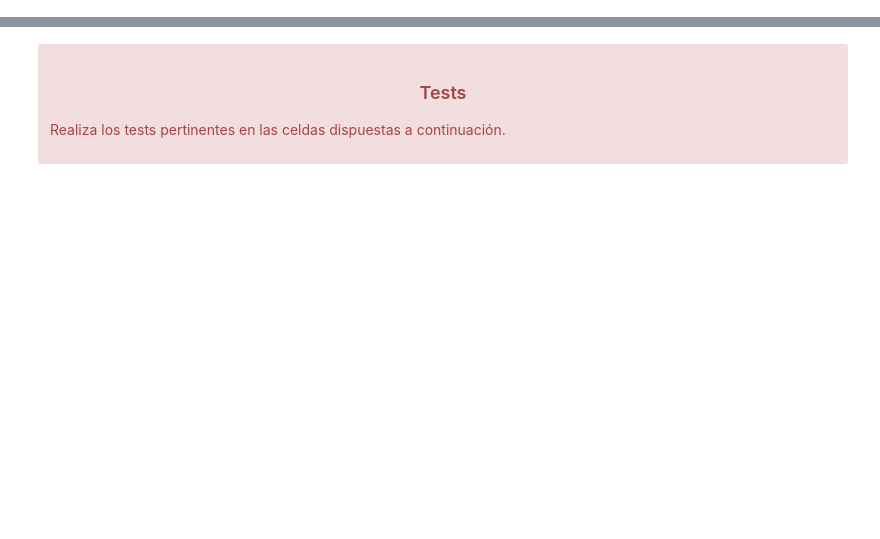
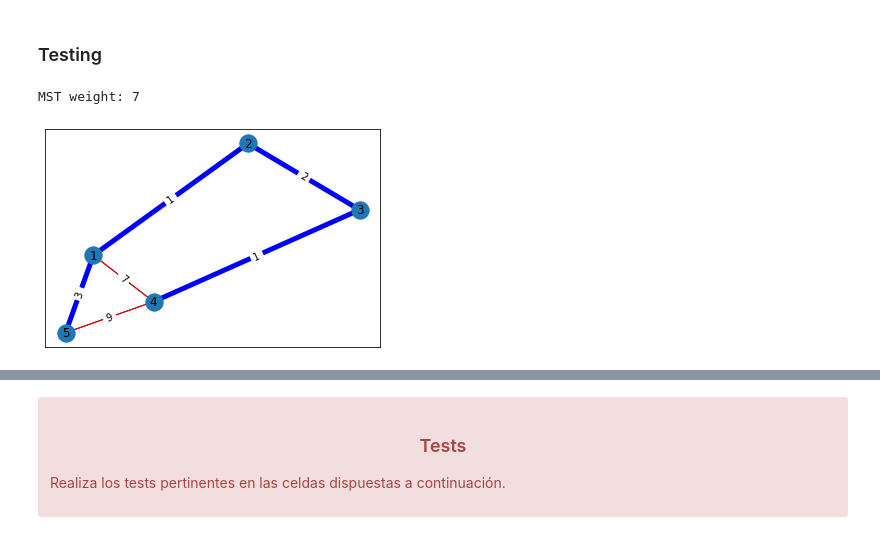
Before and after one commit to OriolMoles/alg2, a Jupyter notebook: 2pac/labs/2-Greedy/2-Greedy.ipynb, the cells around one changed output, grey strips where cells are left out. Drawn from its saved outputs; the diff is of its cells as text; code cells hidden in the pictures; blank space fills up the shorter version.

```diff
--- a/2pac/labs/2-Greedy/2-Greedy.ipynb
+++ b/2pac/labs/2-Greedy/2-Greedy.ipynb
@@ -48,3 +90,26 @@ def kruskal(G):
+# %% [markdown]
+### Testing
+# %%
+from utils import draw_graph
+
+edges = [
+    (1, 2, {"weight": 1}),
+    (2, 3, {"weight": 2}),
+    (3, 4, {"weight": 1}),
+    (4, 5, {"weight": 9}),
+    (4, 1, {"weight": 7}),
+    (1, 5, {"weight": 3})]
+
+g = nx.Graph(edges)
+t, total = kruskal(g)
+print(f"MST weight: {total}")
+
+edges_t = t.edges()
+edges_o = [x for x in g.edges() if x not in edges_t]
+draw_graph(g, edges_t, edges_o, nx.spring_layout(g))
+# %% [output]
+MST weight: 7
+[figure, added]
 # %% [markdown]
 
 <div class="alert alert-success" style="width:90%; margin:0 auto;">
```
Also changed, not shown: parts of 5 cells of this notebook.
